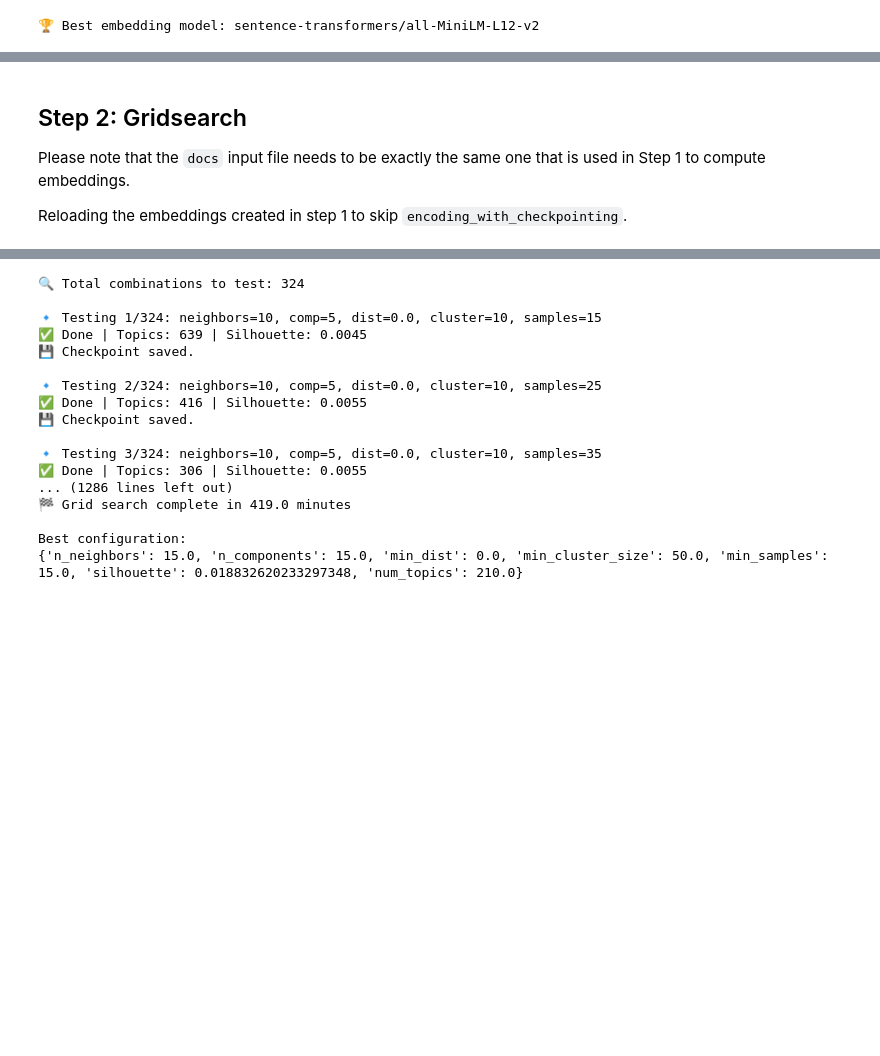
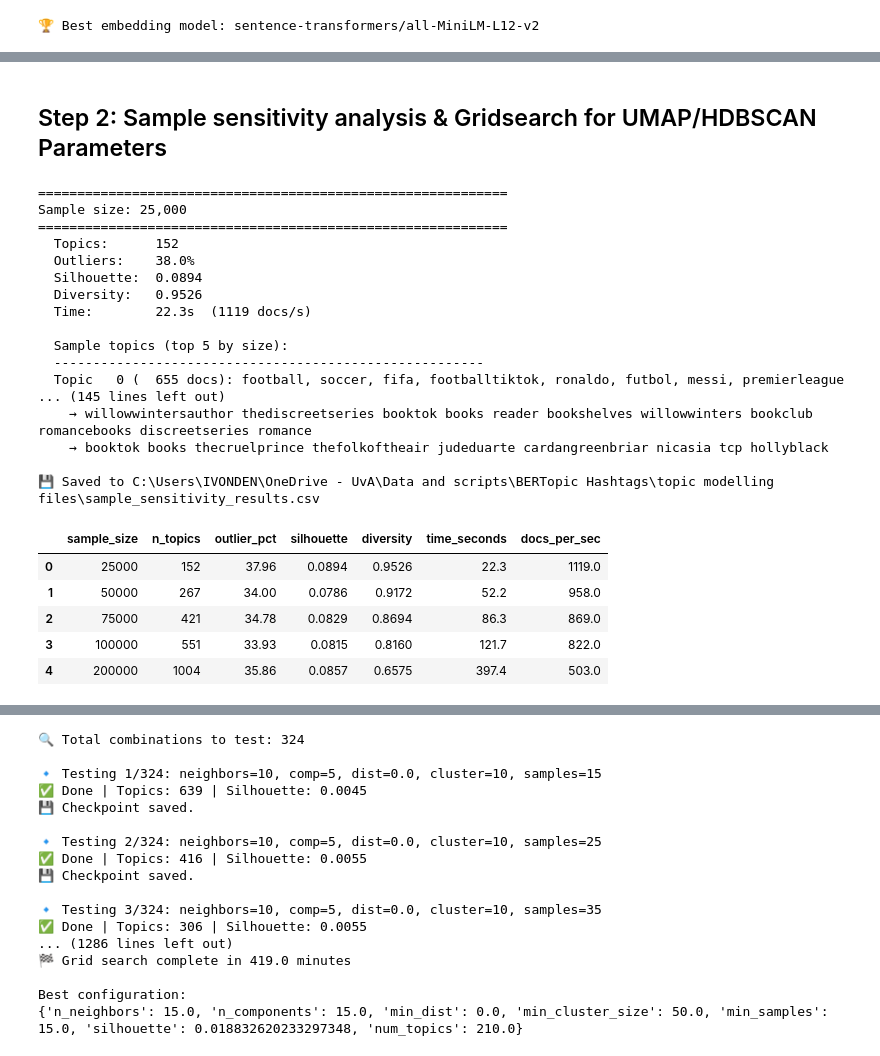
Before and after one commit to Project-AWeSoMe-UvA/BERTopicPipelineAwesome, a Jupyter notebook: 2_topic_modelling.ipynb, the cells around one changed output, grey strips where cells are left out. Cells and saved outputs as stored; diff of their text form; code cells hidden in the pictures; blank space fills up the shorter version.

```diff
--- a/2_topic_modelling.ipynb
+++ b/2_topic_modelling.ipynb
@@ -558,15 +607,8 @@ embeddings = encode_with_checkpointing(docs_bert, model_name=best_model_name)
 # %% [markdown]
-## Step 2: Gridsearch
-
-Please note that the `docs` input file needs to be exactly the same one that is used in Step 1 to compute embeddings.
-
-Reloading the embeddings created in step 1 to skip `encoding_with_checkpointing`.
+## Step 2: Sample sensitivity analysis & Gridsearch for UMAP/HDBSCAN Parameters
 # %%
-# Reload embeddings to skip step 1
-embeddings = np.load(
-    EMBEDDINGS_PATH,
-    allow_pickle=True
-)
+# Reload embeddings
+embeddings = np.load(EMBEDDINGS_PATH, mmap_mode="r")
 
 # Check shape
 print("Type:", type(embeddings))
@@ -573,0 +766,35 @@ print("Shape:", getattr(embeddings, "shape", None))
+# %%
+# ⚠️ Runtime scales with sample sizes
+sensitivity_df = run_sample_sensitivity(
+    docs=docs_bert,
+    embeddings=embeddings,
+    sample_sizes=SAMPLE_SIZES,
+    umap_params=SENSITIVITY_UMAP_PARAMS,
+    hdbscan_params=SENSITIVITY_HDBSCAN_PARAMS,
+    save_path=SAMPLE_SENSITIVITY_PATH,
+)
+sensitivity_df
+# %% [output]
+============================================================
+Sample size: 25,000
+============================================================
+  Topics:      152
+  Outliers:    38.0%
+  Silhouette:  0.0894
+  Diversity:   0.9526
+  Time:        22.3s  (1119 docs/s)
+
+  Sample topics (top 5 by size):
+  -------------------------------------------------------
+  Topic   0 (  655 docs): football, soccer, fifa, footballtiktok, ronaldo, futbol, messi, premierleague
+... (145 lines left out)
+    → willowwintersauthor thediscreetseries booktok books reader bookshelves willowwinters bookclub romancebooks discreetseries romance
+    → booktok books thecruelprince thefolkoftheair judeduarte cardangreenbriar nicasia tcp hollyblack
+
+💾 Saved to C:\Users\IVONDEN\OneDrive - UvA\Data and scripts\BERTopic Hashtags\topic modelling files\sample_sensitivity_results.csv
+|  | sample_size | n_topics | outlier_pct | silhouette | diversity | time_seconds | docs_per_sec |
+| 0 | 25000 | 152 | 37.96 | 0.0894 | 0.9526 | 22.3 | 1119.0 |
+| 1 | 50000 | 267 | 34.00 | 0.0786 | 0.9172 | 52.2 | 958.0 |
+| 2 | 75000 | 421 | 34.78 | 0.0829 | 0.8694 | 86.3 | 869.0 |
+| 3 | 100000 | 551 | 33.93 | 0.0815 | 0.8160 | 121.7 | 822.0 |
+| 4 | 200000 | 1004 | 35.86 | 0.0857 | 0.6575 | 397.4 | 503.0 |
```
Also changed, not shown: parts of 64 cells of this notebook, 8 other files.
